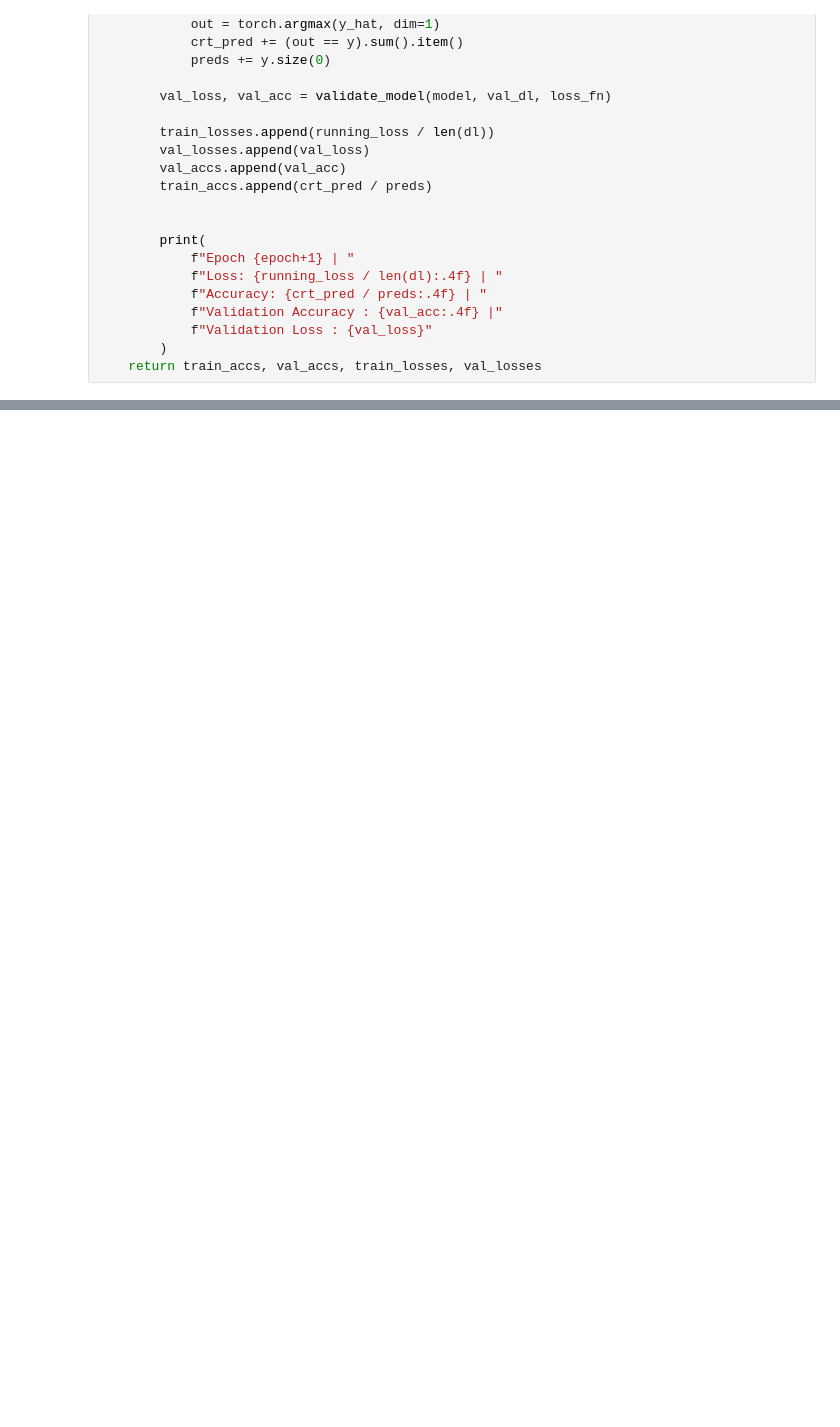
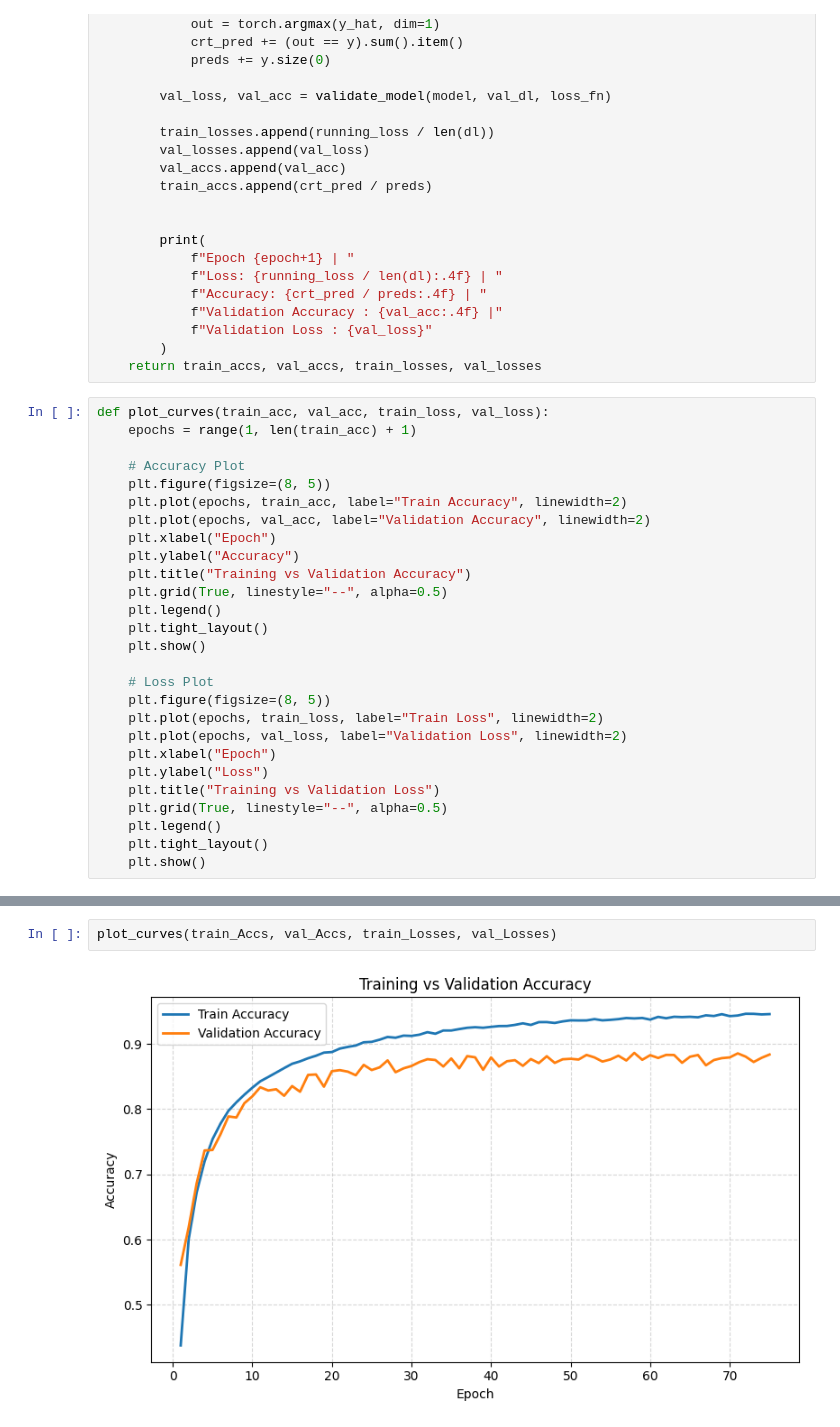
Before and after one commit to risvanthkm/spider_ml_task2, a Jupyter notebook: base_task/ResNet/code/ResNet_Level_1.ipynb, the cells around one changed output, grey strips where cells are left out. Drawn from its saved outputs; the diff is of its cells as text; blank space fills up the shorter version.

```diff
--- a/base_task/ResNet/code/ResNet_Level_1.ipynb
+++ b/base_task/ResNet/code/ResNet_Level_1.ipynb
@@ -251,6 +251,33 @@ def train_model(dl, epochs, model, optimizer, loss_fn, val_dl):
             f"Validation Loss : {val_loss}"
         )
     return train_accs, val_accs, train_losses, val_losses
+# %%
+def plot_curves(train_acc, val_acc, train_loss, val_loss):
+    epochs = range(1, len(train_acc) + 1)
+
+    # Accuracy Plot
+    plt.figure(figsize=(8, 5))
+    plt.plot(epochs, train_acc, label="Train Accuracy", linewidth=2)
+    plt.plot(epochs, val_acc, label="Validation Accuracy", linewidth=2)
+    plt.xlabel("Epoch")
+    plt.ylabel("Accuracy")
+    plt.title("Training vs Validation Accuracy")
+    plt.grid(True, linestyle="--", alpha=0.5)
+    plt.legend()
+    plt.tight_layout()
+    plt.show()
+
+    # Loss Plot
+    plt.figure(figsize=(8, 5))
+    plt.plot(epochs, train_loss, label="Train Loss", linewidth=2)
+    plt.plot(epochs, val_loss, label="Validation Loss", linewidth=2)
+    plt.xlabel("Epoch")
+    plt.ylabel("Loss")
+    plt.title("Training vs Validation Loss")
+    plt.grid(True, linestyle="--", alpha=0.5)
+    plt.legend()
+    plt.tight_layout()
+    plt.show()
 # %%
 train_Accs, val_Accs, train_Losses, val_Losses = train_model(train_dl, epochs, model, optimizer, criterion, val_dl)
 # %% [output]
@@ -299,0 +327,4 @@ weighted avg     0.8864    0.8839    0.8838     10000
+# %%
+plot_curves(train_Accs, val_Accs, train_Losses, val_Losses)
+# %% [output]
+[figure, added]
```
Also changed, not shown: parts of 4 cells of this notebook, 8 other files.
